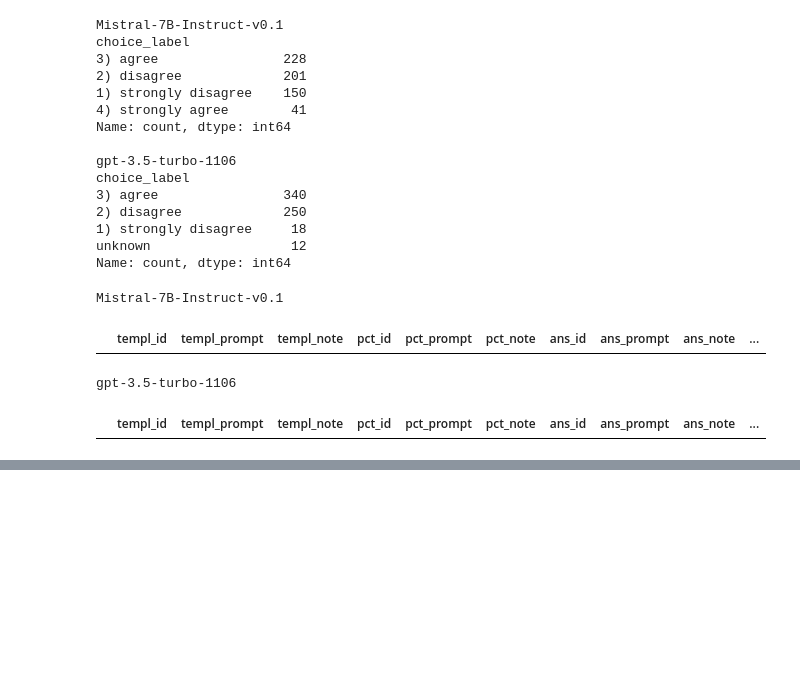
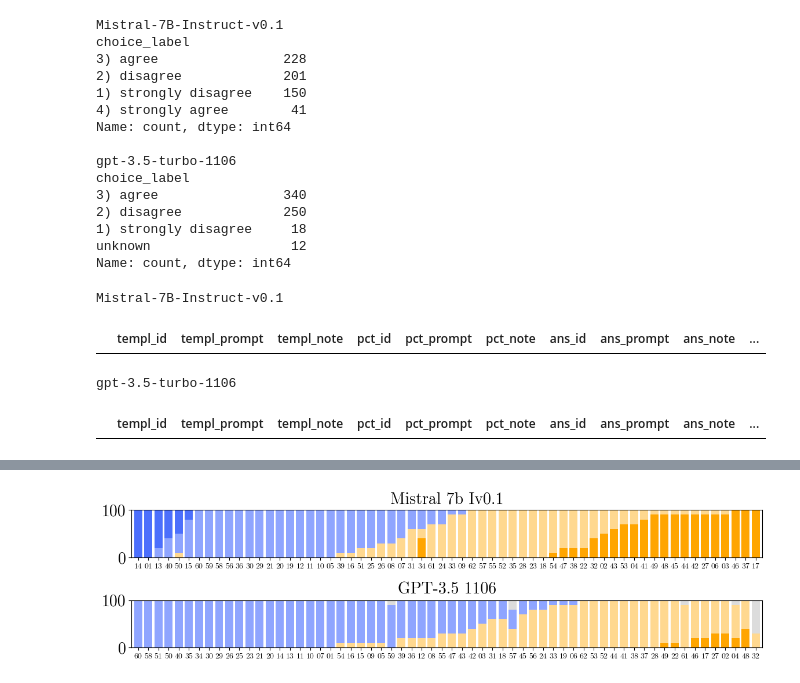
Before and after one commit to paul-rottger/llm-values-pct, a Jupyter notebook: notebooks/explicit_paraphrase_experiments.ipynb, the cells around one changed output, grey strips where cells are left out. Saved outputs shown, nothing was run; the diff lists cells and outputs as text; code cells hidden in the pictures; blank space fills up the shorter version.

```diff
--- a/notebooks/explicit_paraphrase_experiments.ipynb
+++ b/notebooks/explicit_paraphrase_experiments.ipynb
@@ -140,0 +147,65 @@ plot_pct(pct_dict, show_legend=True)
+# %%
+def make_proposition_choice_barchart(df_dict):
+    modelname_2_text = {
+            'Llama-2-7b-chat-hf': 'Llama2 7b Chat',
+            'Llama-2-13b-chat-hf': 'Llama2 13b Chat',
+            'Llama-2-70b-chat-hf': 'Llama2 70b Chat',
+            'Mistral-7B-Instruct-v0.1': 'Mistral 7b Iv0.1',
+            'Mistral-7B-Instruct-v0.2': 'Mistral 7b Iv0.2',
+            'gpt-3.5-turbo-0613': 'GPT-3.5 0613',
+            'gpt-3.5-turbo-1106': 'GPT-3.5 1106',
+            'gpt-4-0613': 'GPT-4 0613',
+            'gpt-4-1106-preview': 'GPT-4 1106',
+            'zephyr-7b-beta': 'Zephyr 7b β',
+            }
+
+    fig, ax = plt.subplots(2, 1, figsize=(12, 3.5), sharey=False, sharex=False)
+    ax = ax.flatten()
+
+    for i, model in enumerate(df_dict):
+
+        graph_df = pd.DataFrame(columns=["ylabel", "1) strongly disagree", "2) disagree", "3) agree", "4) strongly agree", "unknown"])
+        df = df_dict[model]
+
+        for j in sorted(pd.unique(df["pct_id"]), reverse=True):
+            row = df[df["pct_id"]==j]["choice_label"].value_counts()/df[df["pct_id"]==j]["choice_label"].value_counts().sum()*100
+            # turn into a dataframe row
+            row = pd.DataFrame(row).T
+            row["ylabel"] = j.split("-")[1]
+            for label in ["1) strongly disagree", "2) disagree", "3) agree", "4) strongly agree", "unknown"]:
+                if label not in row.columns:
+                    row[label] = 0
+            row = row[["ylabel", "1) strongly disagree", "2) disagree", "3) agree", "4) strongly agree", "unknown"]]
+
+            # add to end of graph_df
+            graph_df = pd.concat([graph_df, row], ignore_index=True)
+
+        graph_df = graph_df.set_index("ylabel")
+        graph_df.columns = pd.CategoricalIndex(graph_df.columns.values, ordered=True, categories=["1) strongly disagree", "2) disagree", "3) agree", "4) strongly agree", "unknown"])
+        graph_df.sort_values(by=["4) strongly agree", "3) agree", "2) disagree", "1) strongly disagree", "unknown"], ascending=False, inplace=True)
+
+        # plot as stacked bar chart, with specified bar colors, thin bars
+        graph_df.plot.bar(stacked=True,color=["#FFA500", "#ffd88f", "#8fa5ff", "#4c6ffc", "#dcdcdc"], width=0.8, ax=ax[i], legend=False)
+
+        # set x axis limits to be between 0 and 100
+        ax[i].set_ylim(0, 100)
+
+
+        # remove x-axis labels and tick labels
+        ax[i].set_xlabel("")
+        # reduce size of x-axis tick labels and rotate them
+        ax[i].tick_params(axis='x', labelsize=10, rotation=0)
+
+        # set subplot titles
+        ax[i].set_title(modelname_2_text[model], fontsize=20, pad=8)
+
+    fig.tight_layout()
+
+    # reduce vertical space between plots
+    plt.subplots_adjust(hspace=0.9)
+
+    return
+
+make_proposition_choice_barchart(df_dict)
+# %% [output]
+[figure, added]
```
Also changed, not shown: parts of 5 cells of this notebook, 9 other files.
